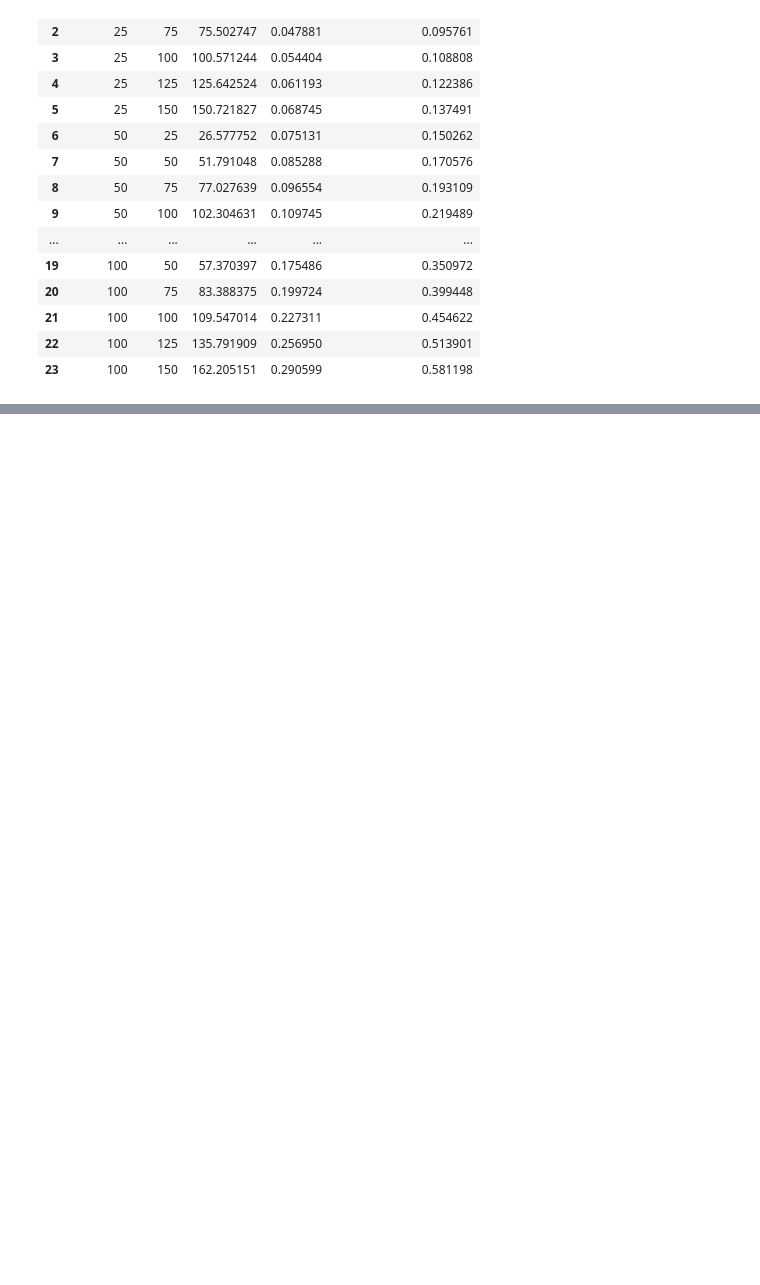
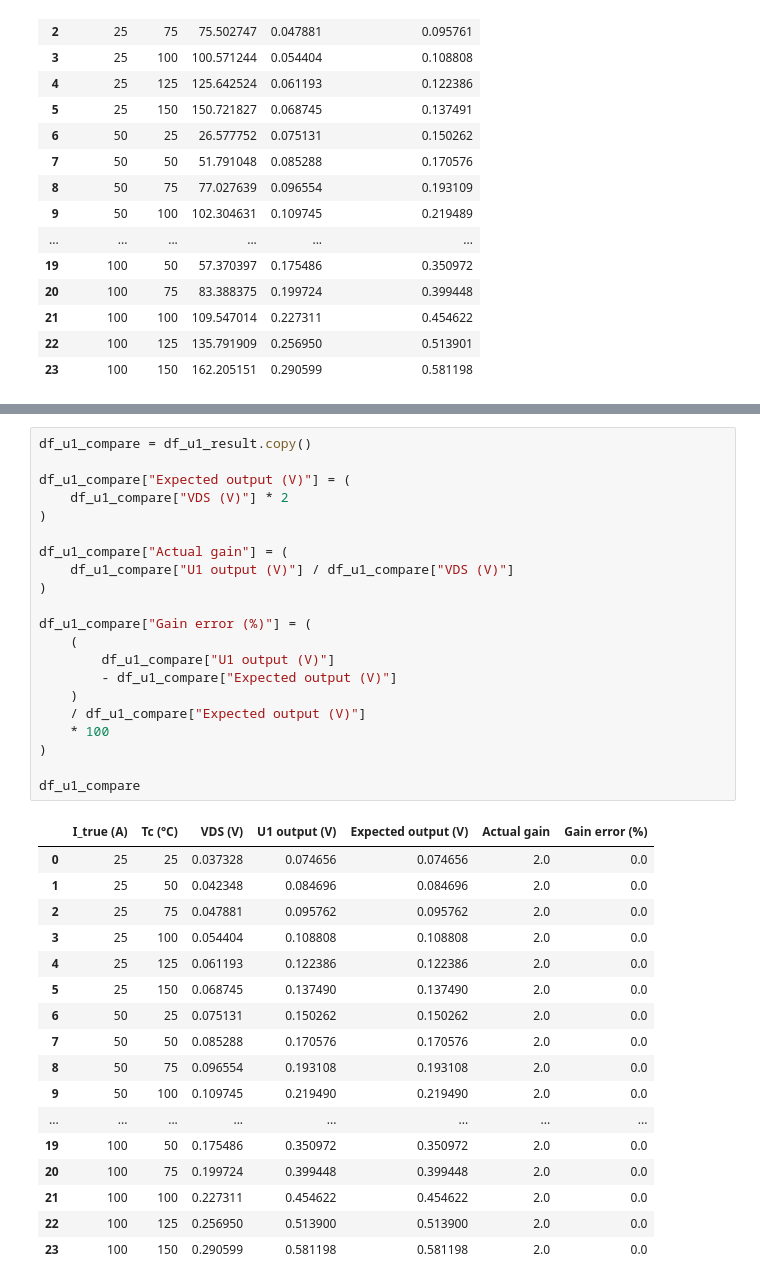
Before and after one commit to insu5177/temperature-compensated-mosfet-current-sensing, a Jupyter notebook: notebooks/03_u1_sensing_validation.ipynb, the cells around one changed output, grey strips where cells are left out. Saved outputs shown, nothing was run; the diff lists cells and outputs as text; blank space fills up the shorter version.

```diff
--- a/notebooks/03_u1_sensing_validation.ipynb
+++ b/notebooks/03_u1_sensing_validation.ipynb
@@ -122,0 +142,39 @@ df_u1_cases
+# %%
+df_u1_compare = df_u1_result.copy()
+
+df_u1_compare["Expected output (V)"] = (
+    df_u1_compare["VDS (V)"] * 2
+)
+
+df_u1_compare["Actual gain"] = (
+    df_u1_compare["U1 output (V)"] / df_u1_compare["VDS (V)"]
+)
+
+df_u1_compare["Gain error (%)"] = (
+    (
+        df_u1_compare["U1 output (V)"]
+        - df_u1_compare["Expected output (V)"]
+    )
+    / df_u1_compare["Expected output (V)"]
+    * 100
+)
+
+df_u1_compare
+# %% [output]
+|  | I_true (A) | Tc (°C) | VDS (V) | U1 output (V) | Expected output (V) | Actual gain | Gain error (%) |
+| 0 | 25 | 25 | 0.037328 | 0.074656 | 0.074656 | 2.0 | 0.0 |
+| 1 | 25 | 50 | 0.042348 | 0.084696 | 0.084696 | 2.0 | 0.0 |
+| 2 | 25 | 75 | 0.047881 | 0.095762 | 0.095762 | 2.0 | 0.0 |
+| 3 | 25 | 100 | 0.054404 | 0.108808 | 0.108808 | 2.0 | 0.0 |
+| 4 | 25 | 125 | 0.061193 | 0.122386 | 0.122386 | 2.0 | 0.0 |
+| 5 | 25 | 150 | 0.068745 | 0.137490 | 0.137490 | 2.0 | 0.0 |
+| 6 | 50 | 25 | 0.075131 | 0.150262 | 0.150262 | 2.0 | 0.0 |
+| 7 | 50 | 50 | 0.085288 | 0.170576 | 0.170576 | 2.0 | 0.0 |
+| 8 | 50 | 75 | 0.096554 | 0.193108 | 0.193108 | 2.0 | 0.0 |
+| 9 | 50 | 100 | 0.109745 | 0.219490 | 0.219490 | 2.0 | 0.0 |
+| ... | ... | ... | ... | ... | ... | ... | ... |
+| 19 | 100 | 50 | 0.175486 | 0.350972 | 0.350972 | 2.0 | 0.0 |
+| 20 | 100 | 75 | 0.199724 | 0.399448 | 0.399448 | 2.0 | 0.0 |
+| 21 | 100 | 100 | 0.227311 | 0.454622 | 0.454622 | 2.0 | 0.0 |
+| 22 | 100 | 125 | 0.256950 | 0.513900 | 0.513900 | 2.0 | 0.0 |
+| 23 | 100 | 150 | 0.290599 | 0.581198 | 0.581198 | 2.0 | 0.0 |
```
Also changed, not shown: parts of 4 cells of this notebook, 2 other files.
